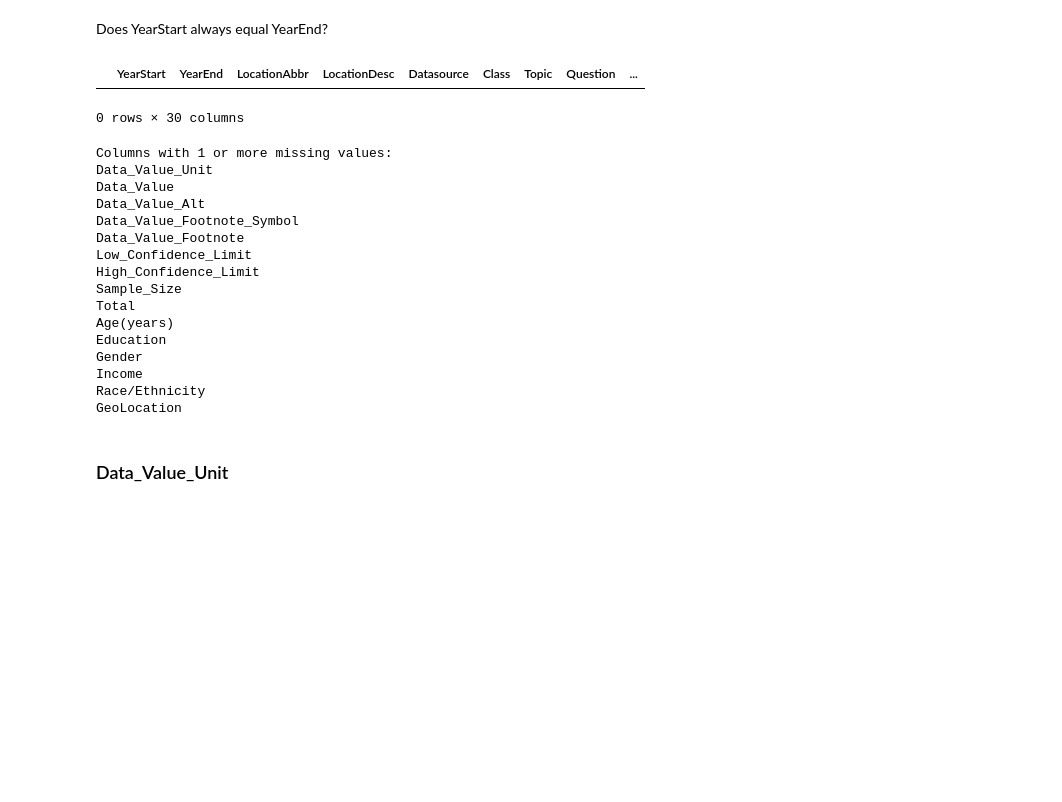
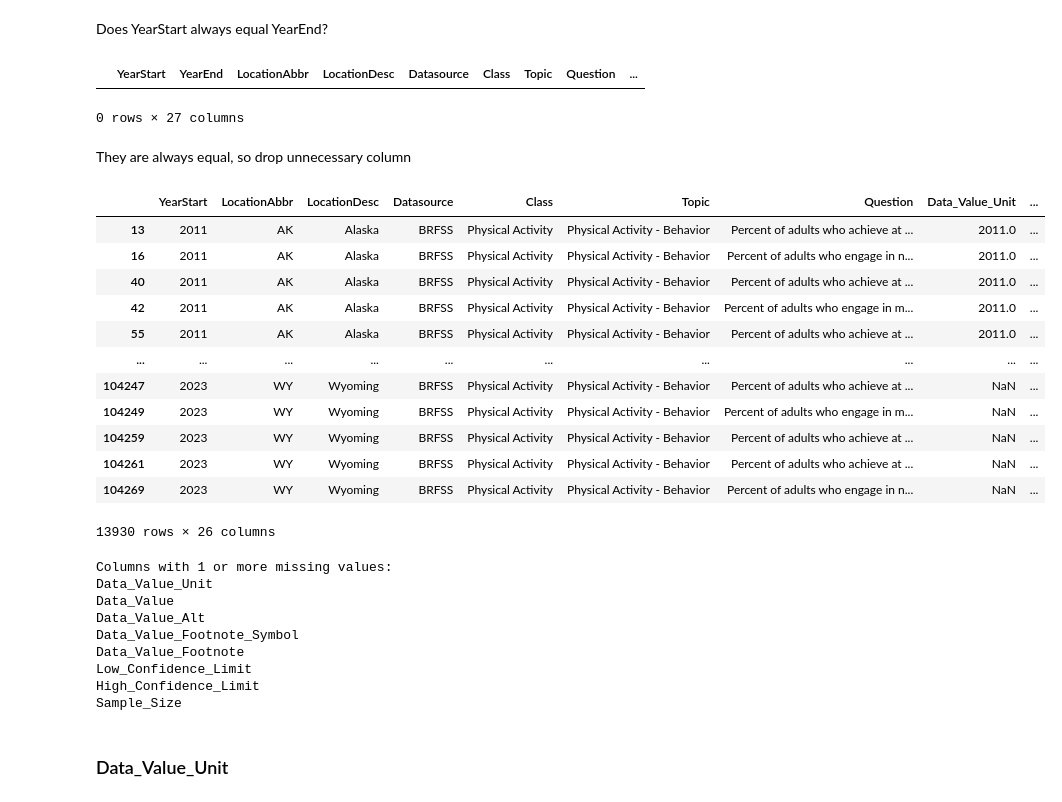
Before and after one commit to INFO-511-F24/final-project-TheOutliers, a Jupyter notebook: Code-Notebooks/Workspace_MP.ipynb, the cells around one changed output. Saved outputs shown, nothing was run; the diff lists cells and outputs as text; code cells hidden in the pictures; blank space fills up the shorter version.

Commit message:
Reformatting my notebook to filter data from the beginning before any analysis

```diff
--- a/Code-Notebooks/Workspace_MP.ipynb
+++ b/Code-Notebooks/Workspace_MP.ipynb
@@ -2,5 +2,5 @@
 import pandas as pd
 import numpy as np
 # %%
-nutrition = pd.read_csv('../data/Nutrition.csv')
+activity = pd.read_csv('../data/Nutrition.csv')
 # %%
@@ -42,0 +41,2 @@ nutrition_clean = nutrition.copy()
+# %%
+activity_clean = activity.copy()
@@ -42,0 +45,5 @@ nutrition_clean = nutrition.copy()
+# %%
+activity_clean = activity_clean.loc[activity_clean['Topic'] == 'Physical Activity - Behavior']
+activity_clean.drop(columns=["Total", "Education", "Age(years)", "Gender", "Race/Ethnicity", "GeoLocation"], inplace=True)
+activity_clean = activity_clean[activity_clean['StratificationCategory1'] == "Income"]
+activity_clean.info()
@@ -45,14 +70,32 @@ nutrition_clean = nutrition.copy()
 # %% [markdown]
 Does YearStart always equal YearEnd?
 # %%
-nutrition_clean.loc[nutrition_clean['YearStart'] != nutrition_clean['YearEnd']]
+activity_clean.loc[activity_clean['YearStart'] != activity_clean['YearEnd']]
 # %% [output]
 |  | YearStart | YearEnd | LocationAbbr | LocationDesc | Datasource | Class | Topic | Question | ... |
-0 rows × 30 columns
+0 rows × 27 columns
+# %% [markdown]
+They are always equal, so drop unnecessary column
+# %%
+activity_clean.drop(columns='YearEnd')
+# %% [output]
+|  | YearStart | LocationAbbr | LocationDesc | Datasource | Class | Topic | Question | Data_Value_Unit | ... |
+| 13 | 2011 | AK | Alaska | BRFSS | Physical Activity | Physical Activity - Behavior | Percent of adults who achieve at ... | 2011.0 | ... |
+| 16 | 2011 | AK | Alaska | BRFSS | Physical Activity | Physical Activity - Behavior | Percent of adults who engage in n... | 2011.0 | ... |
+| 40 | 2011 | AK | Alaska | BRFSS | Physical Activity | Physical Activity - Behavior | Percent of adults who achieve at ... | 2011.0 | ... |
+| 42 | 2011 | AK | Alaska | BRFSS | Physical Activity | Physical Activity - Behavior | Percent of adults who engage in m... | 2011.0 | ... |
+| 55 | 2011 | AK | Alaska | BRFSS | Physical Activity | Physical Activity - Behavior | Percent of adults who achieve at ... | 2011.0 | ... |
+| ... | ... | ... | ... | ... | ... | ... | ... | ... | ... |
+| 104247 | 2023 | WY | Wyoming | BRFSS | Physical Activity | Physical Activity - Behavior | Percent of adults who achieve at ... | NaN | ... |
+| 104249 | 2023 | WY | Wyoming | BRFSS | Physical Activity | Physical Activity - Behavior | Percent of adults who engage in m... | NaN | ... |
+| 104259 | 2023 | WY | Wyoming | BRFSS | Physical Activity | Physical Activity - Behavior | Percent of adults who achieve at ... | NaN | ... |
+| 104261 | 2023 | WY | Wyoming | BRFSS | Physical Activity | Physical Activity - Behavior | Percent of adults who achieve at ... | NaN | ... |
+| 104269 | 2023 | WY | Wyoming | BRFSS | Physical Activity | Physical Activity - Behavior | Percent of adults who engage in n... | NaN | ... |
+13930 rows × 26 columns
 # %%
 cols_with_nulls = []
-for col in nutrition_clean.columns:
-    if nutrition_clean[col].isna().sum() > 0:
+for col in activity_clean.columns:
+    if activity_clean[col].isna().sum() > 0:
         cols_with_nulls.append(col)
 
 print(f"Columns with 1 or more missing values:")
@@ -68,13 +111,6 @@ Data_Value_Footnote
 Low_Confidence_Limit
 High_Confidence_Limit
 Sample_Size
-Total
-Age(years)
-Education
-Gender
-Income
-Race/Ethnicity
-GeoLocation
 # %% [markdown]
 ### Data_Value_Unit
 # %%
```
Also changed, not shown: parts of 26 cells of this notebook, 1 other file.
